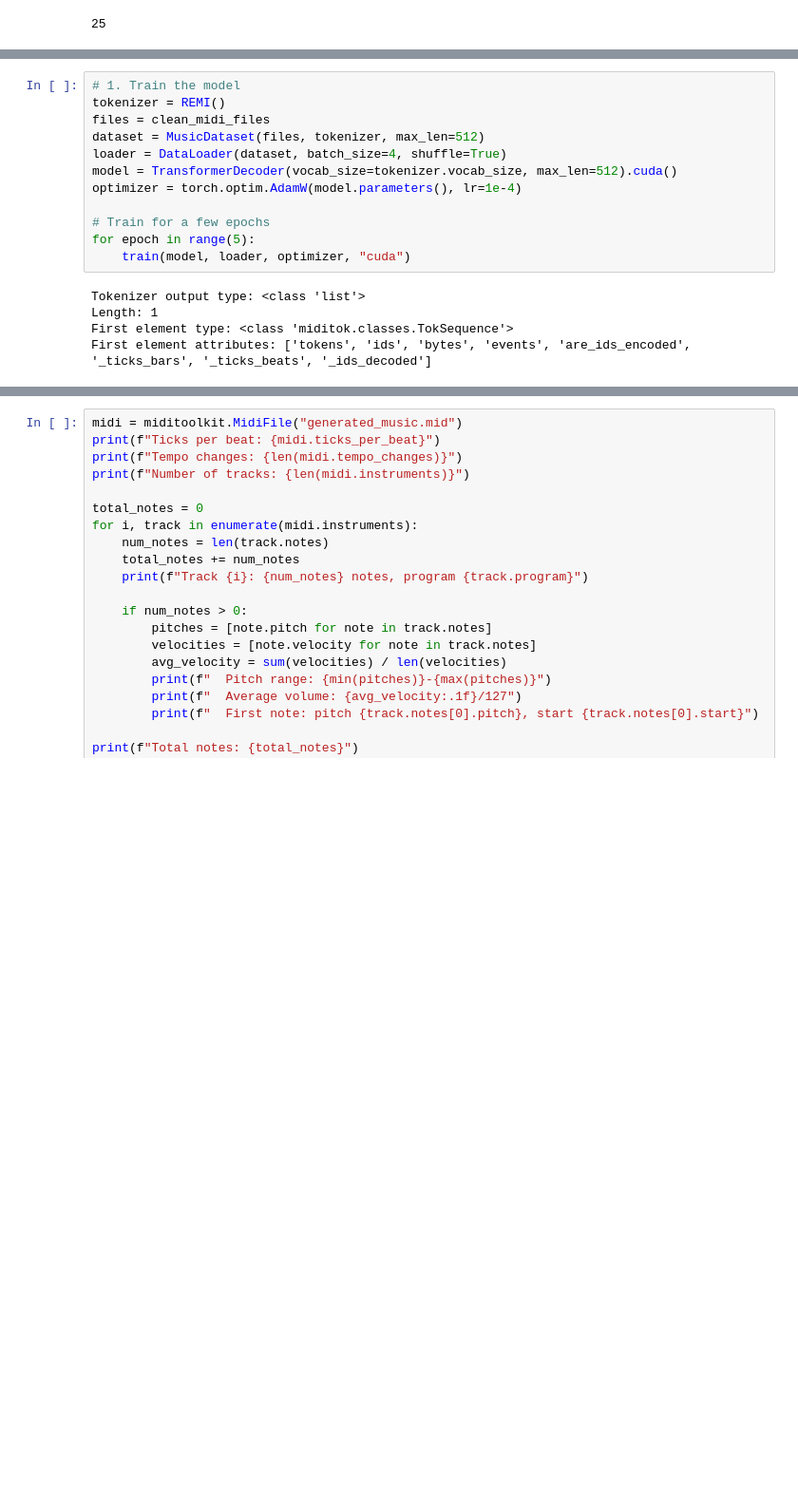
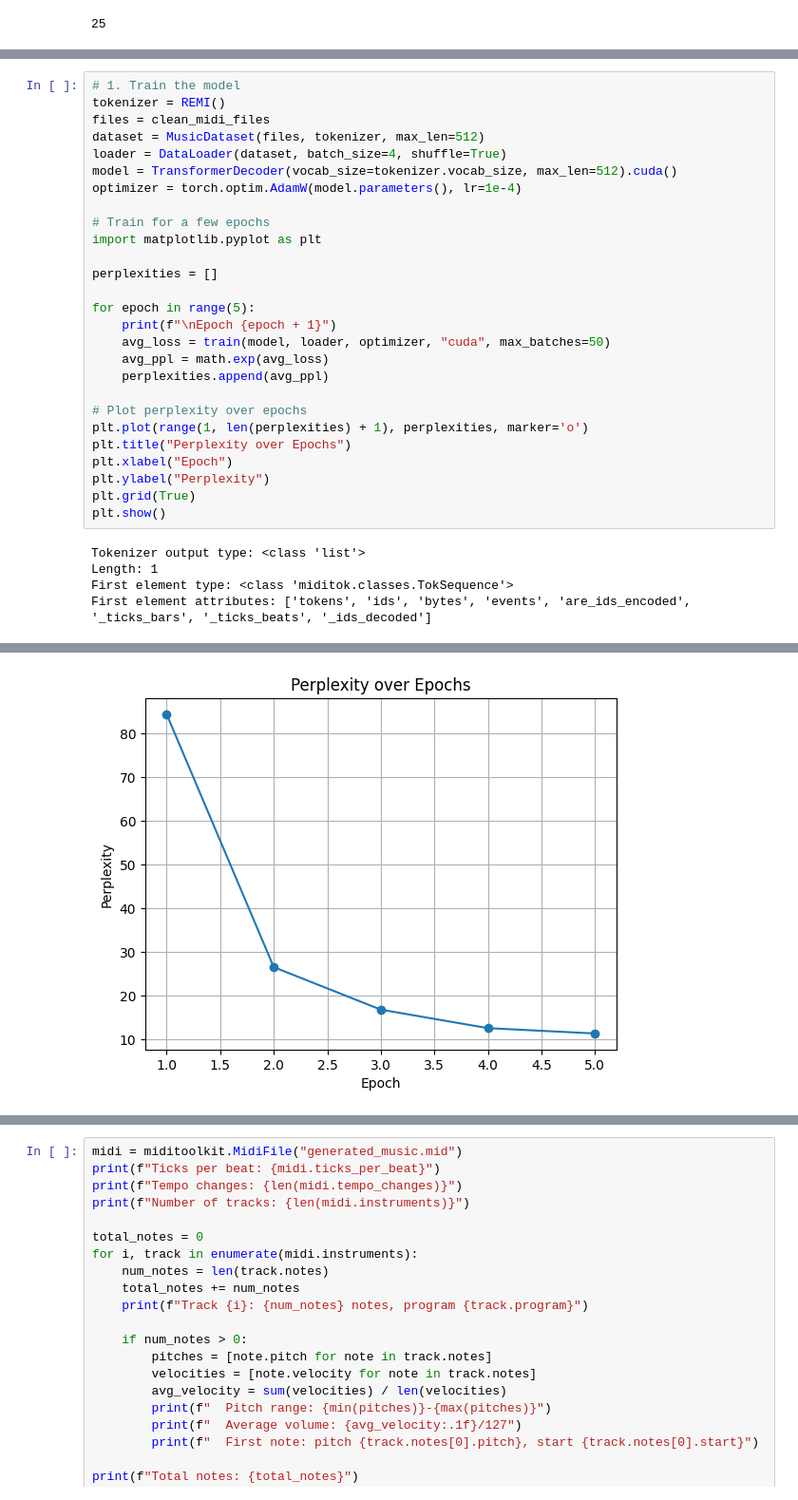
Before and after one commit to AlbertXDing/CSE153_A2, a Jupyter notebook: task2.ipynb, the cells around one changed output, grey strips where cells are left out. Shown at 95% size. Cells and saved outputs as stored; diff of their text form; blank space fills up the shorter version.

```diff
--- a/task2.ipynb
+++ b/task2.ipynb
@@ -607,8 +627,23 @@ model = TransformerDecoder(vocab_size=tokenizer.vocab_size, max_len=512).cuda()
 optimizer = torch.optim.AdamW(model.parameters(), lr=1e-4)
 
 # Train for a few epochs
+import matplotlib.pyplot as plt
+
+perplexities = []
+
 for epoch in range(5):
-    train(model, loader, optimizer, "cuda")
+    print(f"\nEpoch {epoch + 1}")
+    avg_loss = train(model, loader, optimizer, "cuda", max_batches=50)
+    avg_ppl = math.exp(avg_loss)
+    perplexities.append(avg_ppl)
+
+# Plot perplexity over epochs
+plt.plot(range(1, len(perplexities) + 1), perplexities, marker='o')
+plt.title("Perplexity over Epochs")
+plt.xlabel("Epoch")
+plt.ylabel("Perplexity")
+plt.grid(True)
+plt.show()
 # %% [output]
 Tokenizer output type: <class 'list'>
 Length: 1
@@ -634,3 +669,4 @@ Average loss: 1.2743
+[figure, added]
 # %%
 # Generate from an existing dataset sample
 generated_tokens = generate_music_example(model, tokenizer, loader)
```
Also changed, not shown: parts of 4 cells of this notebook, 7 other files.
